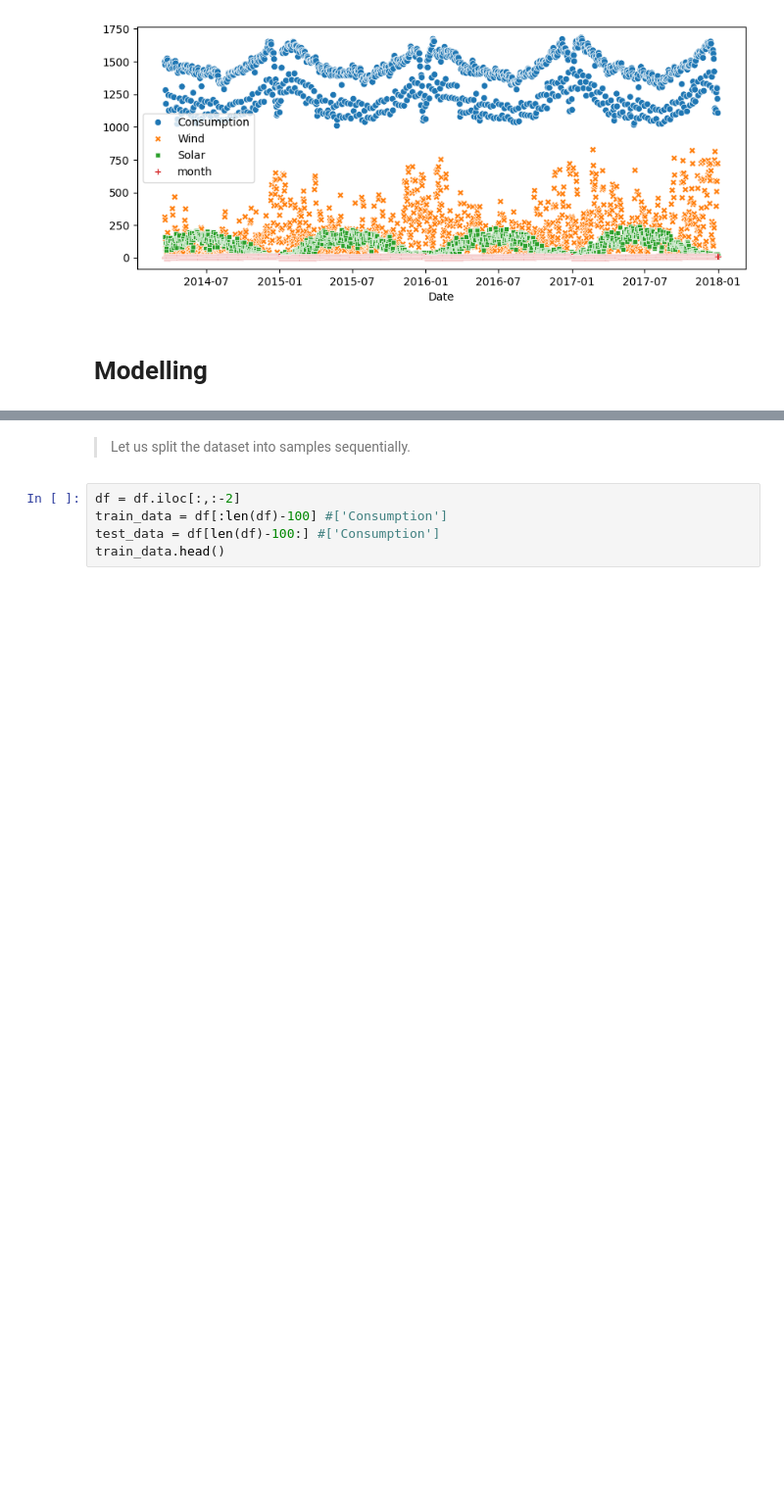
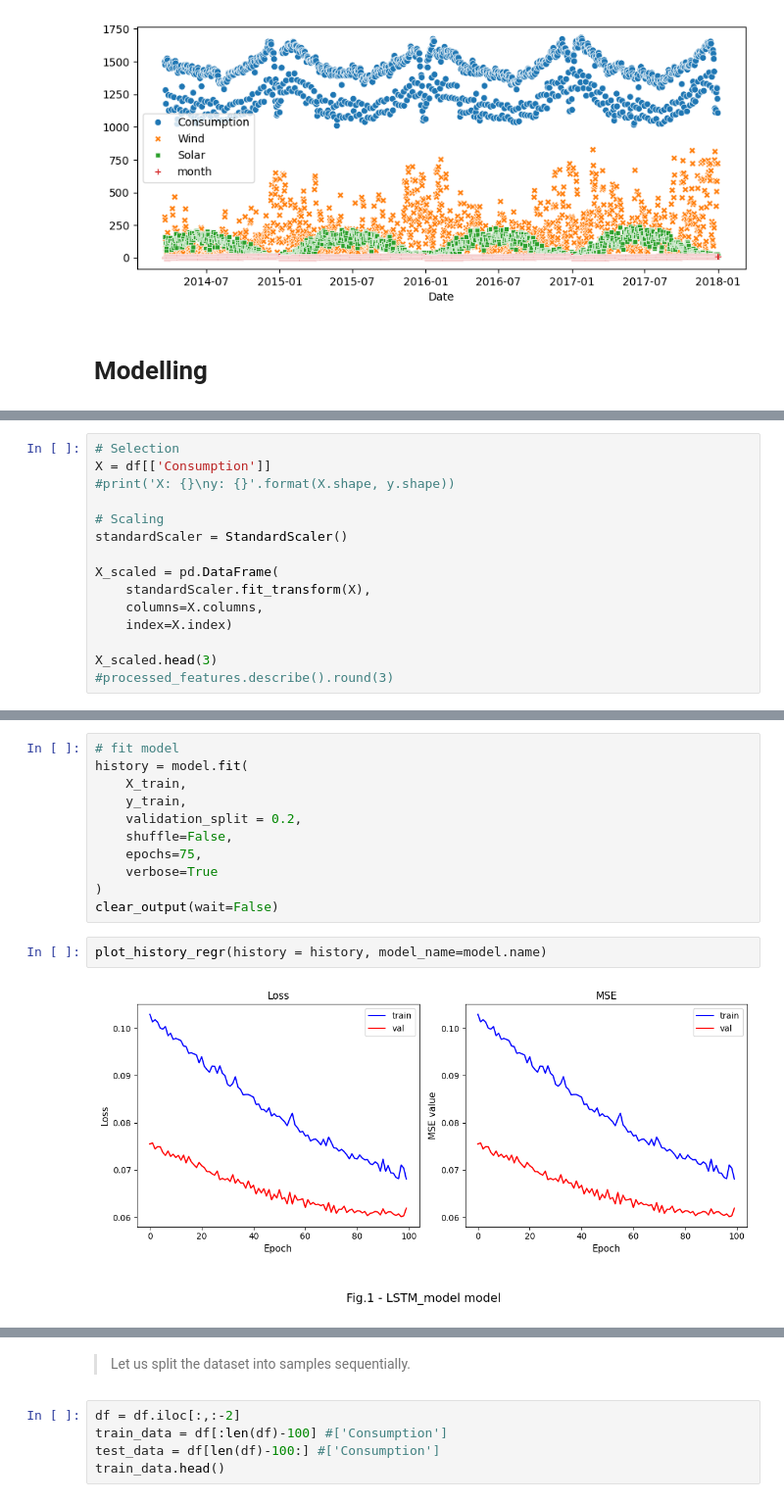
Before and after one commit to Alex1iv/Power_consumption_prediction, a Jupyter notebook: notebooks/power_consumption.ipynb, the cells around one changed output, grey strips where cells are left out. Shown at 98% size. Drawn from its saved outputs; the diff is of its cells as text; blank space fills up the shorter version.

```diff
--- a/notebooks/power_consumption.ipynb
+++ b/notebooks/power_consumption.ipynb
@@ -193,0 +234,15 @@ sns.scatterplot(df.iloc[3000:]);
+# %%
+# Selection
+X = df[['Consumption']]
+#print('X: {}\ny: {}'.format(X.shape, y.shape))
+
+# Scaling
+standardScaler = StandardScaler()
+
+X_scaled = pd.DataFrame(
+    standardScaler.fit_transform(X),
+    columns=X.columns,
+    index=X.index)
+
+X_scaled.head(3)
+#processed_features.describe().round(3)
@@ -193,0 +296,15 @@ sns.scatterplot(df.iloc[3000:]);
+# %%
+# fit model
+history = model.fit(
+    X_train,
+    y_train,
+    validation_split = 0.2,
+    shuffle=False,
+    epochs=75,
+    verbose=True
+)
+clear_output(wait=False)
+# %%
+plot_history_regr(history = history, model_name=model.name)
+# %% [output]
+[figure, added]
```
Also changed, not shown: parts of 60 cells of this notebook.
